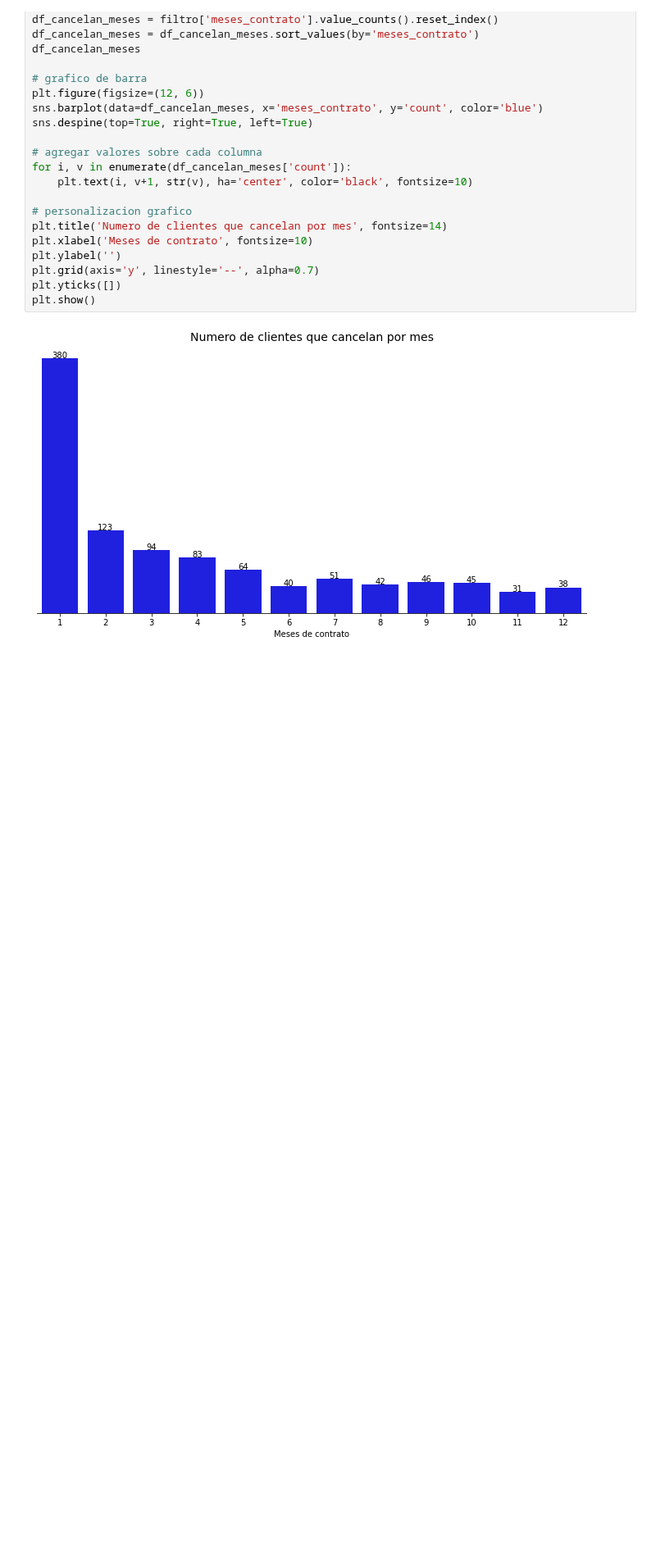
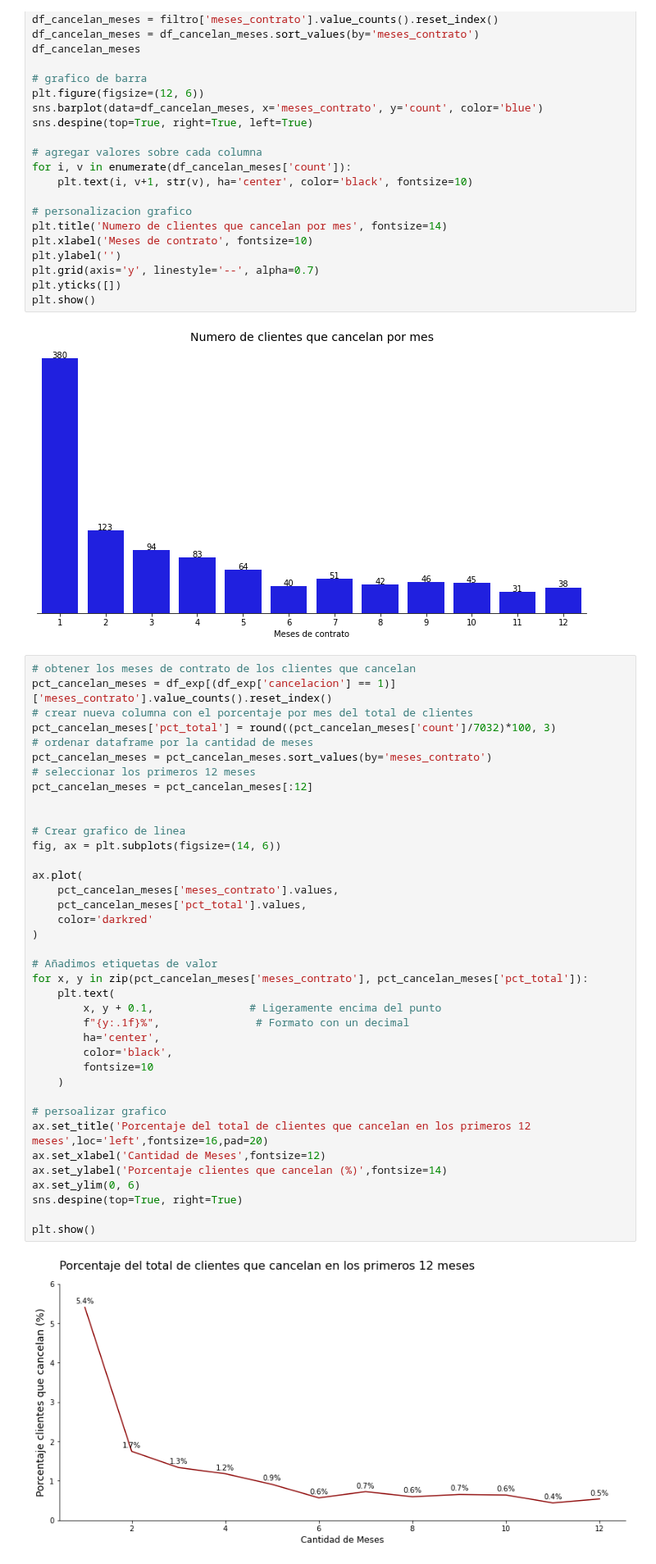
Before and after one commit to jbernalg/challenge_TelecomX, a Jupyter notebook: challenge_telecomx.ipynb, the cells around one changed output. Shown at 82% size. Cells and saved outputs as stored; diff of their text form; blank space fills up the shorter version.

Commit message:
porcentaje por mes del total de clientes

```diff
--- a/challenge_telecomx.ipynb
+++ b/challenge_telecomx.ipynb
@@ -830,3 +812,43 @@ plt.yticks([])
 plt.show()
 # %% [output]
 [figure]
+# %%
+# obtener los meses de contrato de los clientes que cancelan
+pct_cancelan_meses = df_exp[(df_exp['cancelacion'] == 1)]['meses_contrato'].value_counts().reset_index()
+# crear nueva columna con el porcentaje por mes del total de clientes
+pct_cancelan_meses['pct_total'] = round((pct_cancelan_meses['count']/7032)*100, 3)
+# ordenar dataframe por la cantidad de meses
+pct_cancelan_meses = pct_cancelan_meses.sort_values(by='meses_contrato')
+# seleccionar los primeros 12 meses
+pct_cancelan_meses = pct_cancelan_meses[:12]
+
+
+# Crear grafico de linea
+fig, ax = plt.subplots(figsize=(14, 6))
+
+ax.plot(
+    pct_cancelan_meses['meses_contrato'].values,
+    pct_cancelan_meses['pct_total'].values,
+    color='darkred'
+)
+
+# Añadimos etiquetas de valor
+for x, y in zip(pct_cancelan_meses['meses_contrato'], pct_cancelan_meses['pct_total']):
+    plt.text(
+        x, y + 0.1,               # Ligeramente encima del punto
+        f"{y:.1f}%",               # Formato con un decimal
+        ha='center',
+        color='black',
+        fontsize=10
+    )
+
+# persoalizar grafico
+ax.set_title('Porcentaje del total de clientes que cancelan en los primeros 12 meses',loc='left',fontsize=16,pad=20)
+ax.set_xlabel('Cantidad de Meses',fontsize=12)
+ax.set_ylabel('Porcentaje clientes que cancelan (%)',fontsize=14)
+ax.set_ylim(0, 6)
+sns.despine(top=True, right=True)
+
+plt.show()
+# %% [output]
+[figure, added]
```
Also changed, not shown: parts of 1 cell of this notebook.
